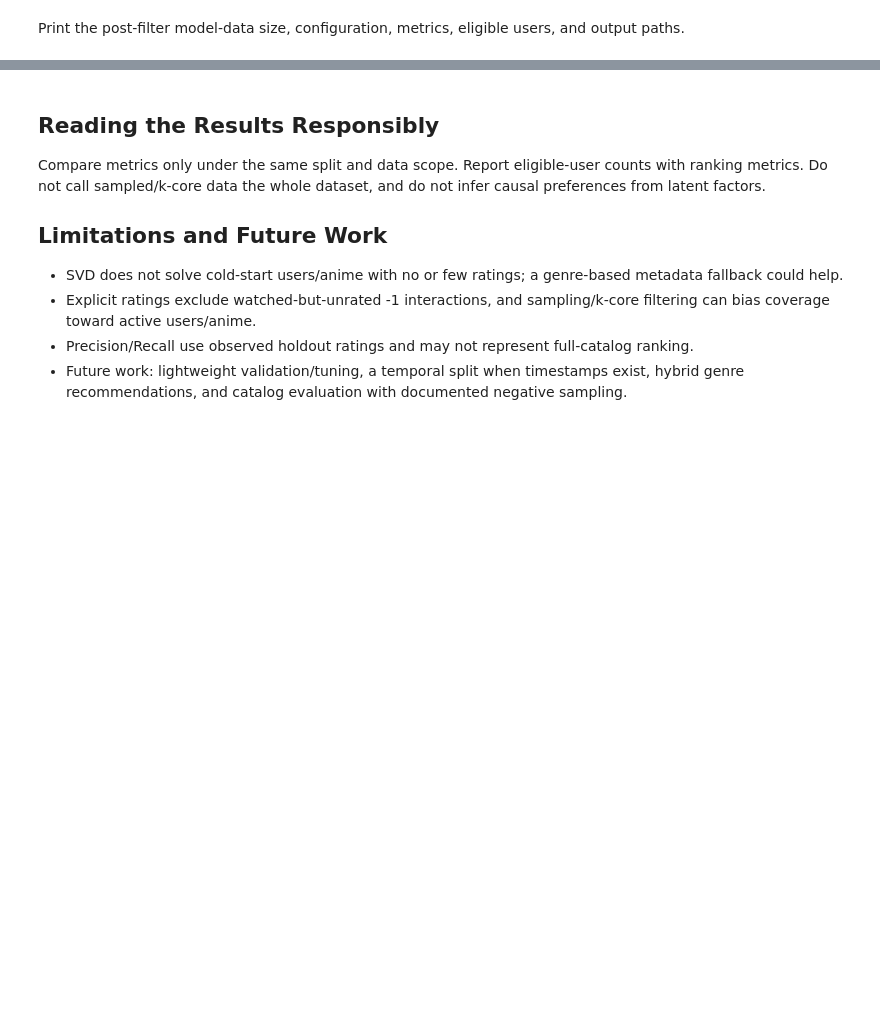
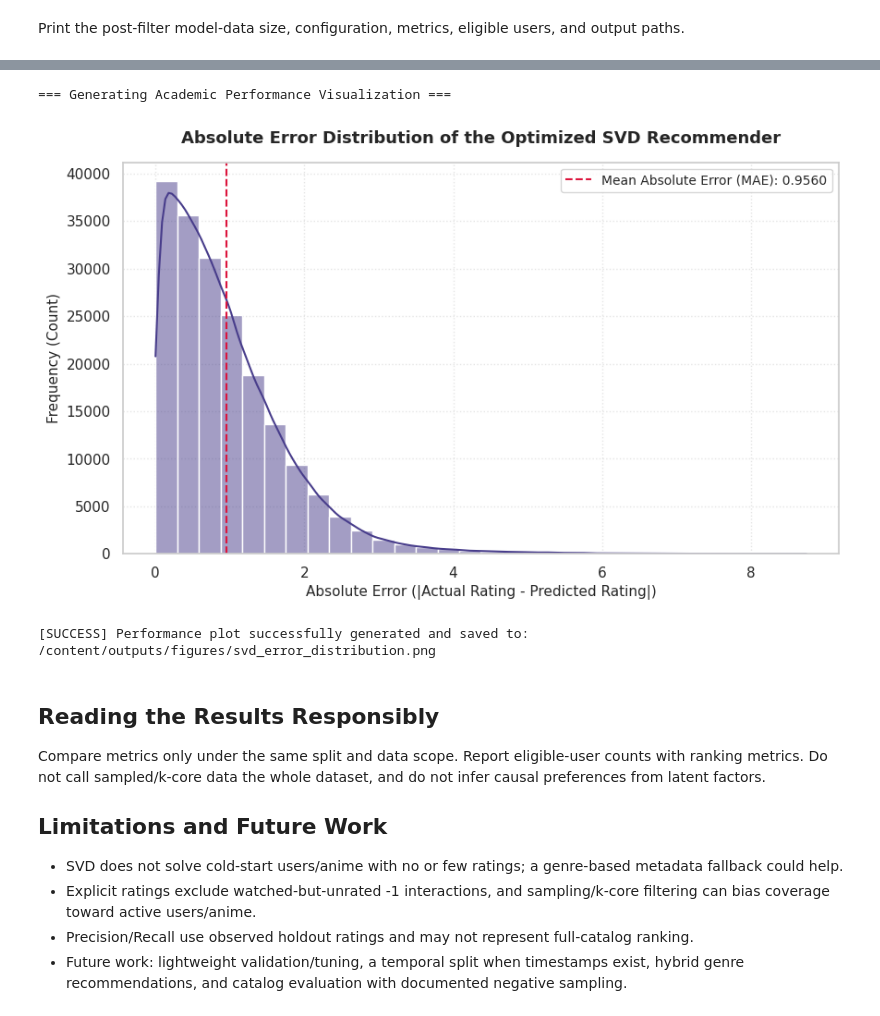
Before and after one commit to mainamquoc/AnimeRecomendation, a Jupyter notebook: notebooks/02_svd_model_evaluation.ipynb, the cells around one changed output, grey strips where cells are left out. Drawn from its saved outputs; the diff is of its cells as text; code cells hidden in the pictures; blank space fills up the shorter version.

```diff
--- a/notebooks/02_svd_model_evaluation.ipynb
+++ b/notebooks/02_svd_model_evaluation.ipynb
@@ -666,3 +812,45 @@ print("\n".join([
+# %%
+import os
+import matplotlib.pyplot as plt
+import seaborn as sns
+import pandas as pd
+
+print("=== Generating Academic Performance Visualization ===")
+
+# 1. Extract error distribution metrics from the final SVD predictions
+error_data = [{
+    'Actual Rating': pred.r_ui,
+    'Predicted Rating': pred.est,
+    'Absolute Error': abs(pred.r_ui - pred.est)
+} for pred in predictions]
+
+error_df = pd.DataFrame(error_data)
+
+# 2. Configure and render the chart
+plt.figure(figsize=(10, 5.5))
+# FIXED: Changed the invalid color name to 'darkslateblue'
+sns.histplot(error_df['Absolute Error'], bins=30, kde=True, color='darkslateblue')
+plt.axvline(error_df['Absolute Error'].mean(), color='crimson', linestyle='--', linewidth=1.5,
+            label=f"Mean Absolute Error (MAE): {error_df['Absolute Error'].mean():.4f}")
+
+# Formatting titles and labels in English
+plt.title('Absolute Error Distribution of the Optimized SVD Recommender', fontsize=13, fontweight='bold', pad=15)
+plt.xlabel('Absolute Error (|Actual Rating - Predicted Rating|)', fontsize=11)
+plt.ylabel('Frequency (Count)', fontsize=11)
+plt.legend(fontsize=10, loc='upper right')
+plt.grid(True, linestyle=':', alpha=0.5)
+
+# 3. Export the figure to the designated directory
+os.makedirs(FIGURES_DIR, exist_ok=True)
+plot_path = os.path.join(FIGURES_DIR, "svd_error_distribution.png")
+plt.savefig(plot_path, dpi=300, bbox_inches='tight')
+plt.show()
+
+print(f"[SUCCESS] Performance plot successfully generated and saved to: {plot_path}")
+# %% [output]
+=== Generating Academic Performance Visualization ===
+[figure, added]
+[SUCCESS] Performance plot successfully generated and saved to: /content/outputs/figures/svd_error_distribution.png
 # %% [markdown]
 ## Reading the Results Responsibly
 
```
Also changed, not shown: parts of 11 cells of this notebook, 21 other files.
